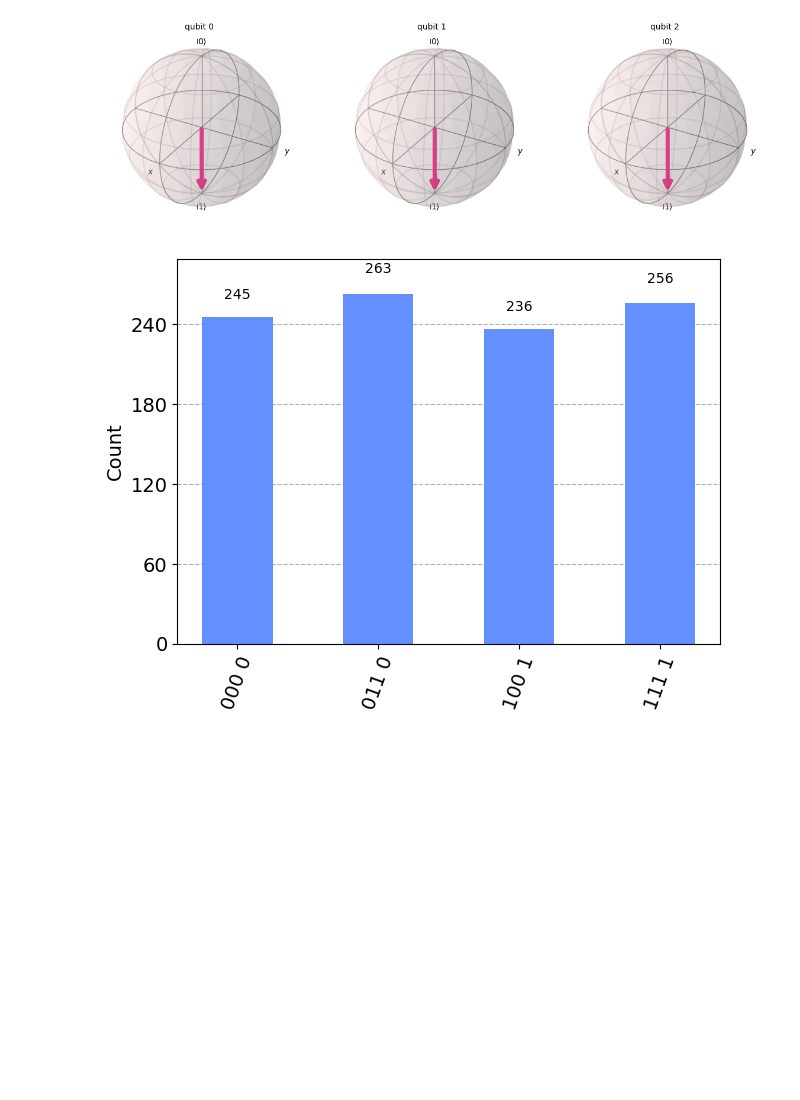
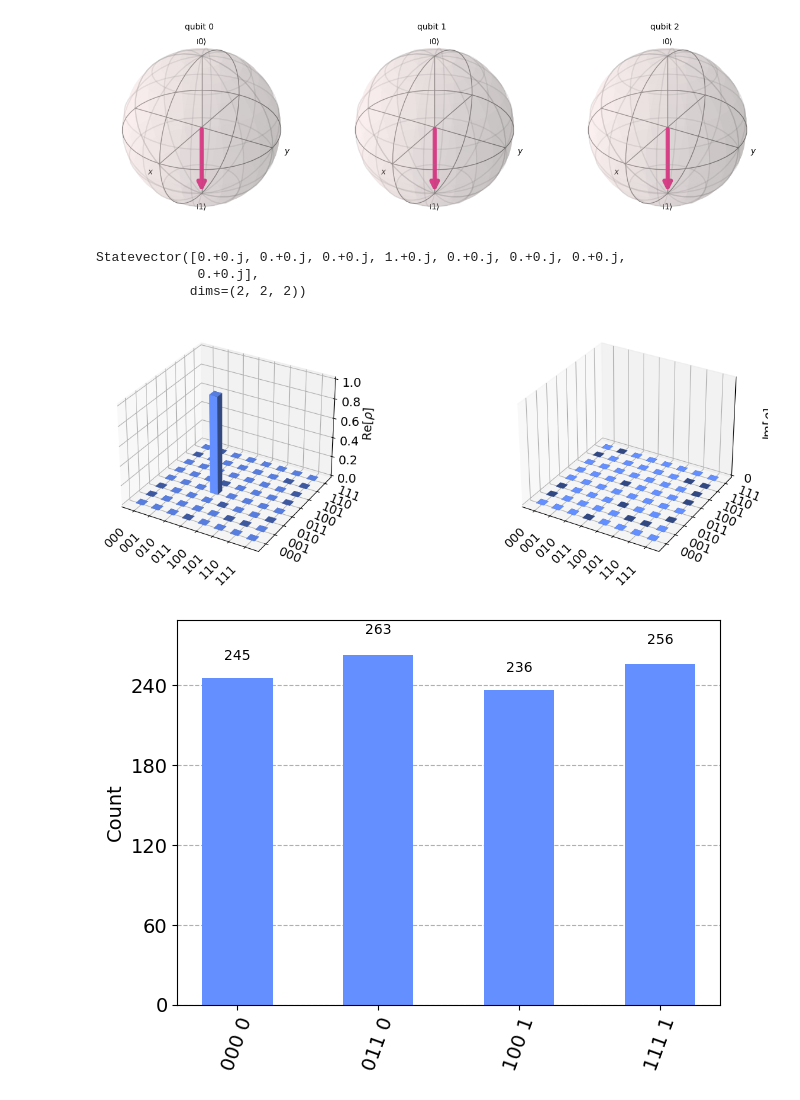
Before and after one commit to CurtainShow/Quantum-Electif, a Jupyter notebook: TD1.ipynb, the cells around one changed output. Drawn from its saved outputs; the diff is of its cells as text; code cells hidden in the pictures; blank space fills up the shorter version.

```diff
--- a/TD1.ipynb
+++ b/TD1.ipynb
@@ -85,6 +88,22 @@ statevector = result.get_statevector()
 plot_bloch_multivector(statevector)
 # %% [output]
 [figure]
+# %%
+backend = Aer.get_backend('statevector_simulator')
+job = backend.run(circuit, shots=100000)
+result = job.result()
+outputstate = result.get_statevector(circuit, decimals=3)
+print(outputstate)
+# %% [output]
+Statevector([0.+0.j, 0.+0.j, 0.+0.j, 1.+0.j, 0.+0.j, 0.+0.j, 0.+0.j,
+             0.+0.j],
+            dims=(2, 2, 2))
+# %%
+from qiskit.visualization import plot_state_city
+
+plot_state_city(outputstate)
+# %% [output]
+[figure, added]
 # %%
 simulator = AerSimulator()
 compiled_circuit = transpile(circuit, simulator)
```
Also changed, not shown: parts of 1 cell of this notebook.
